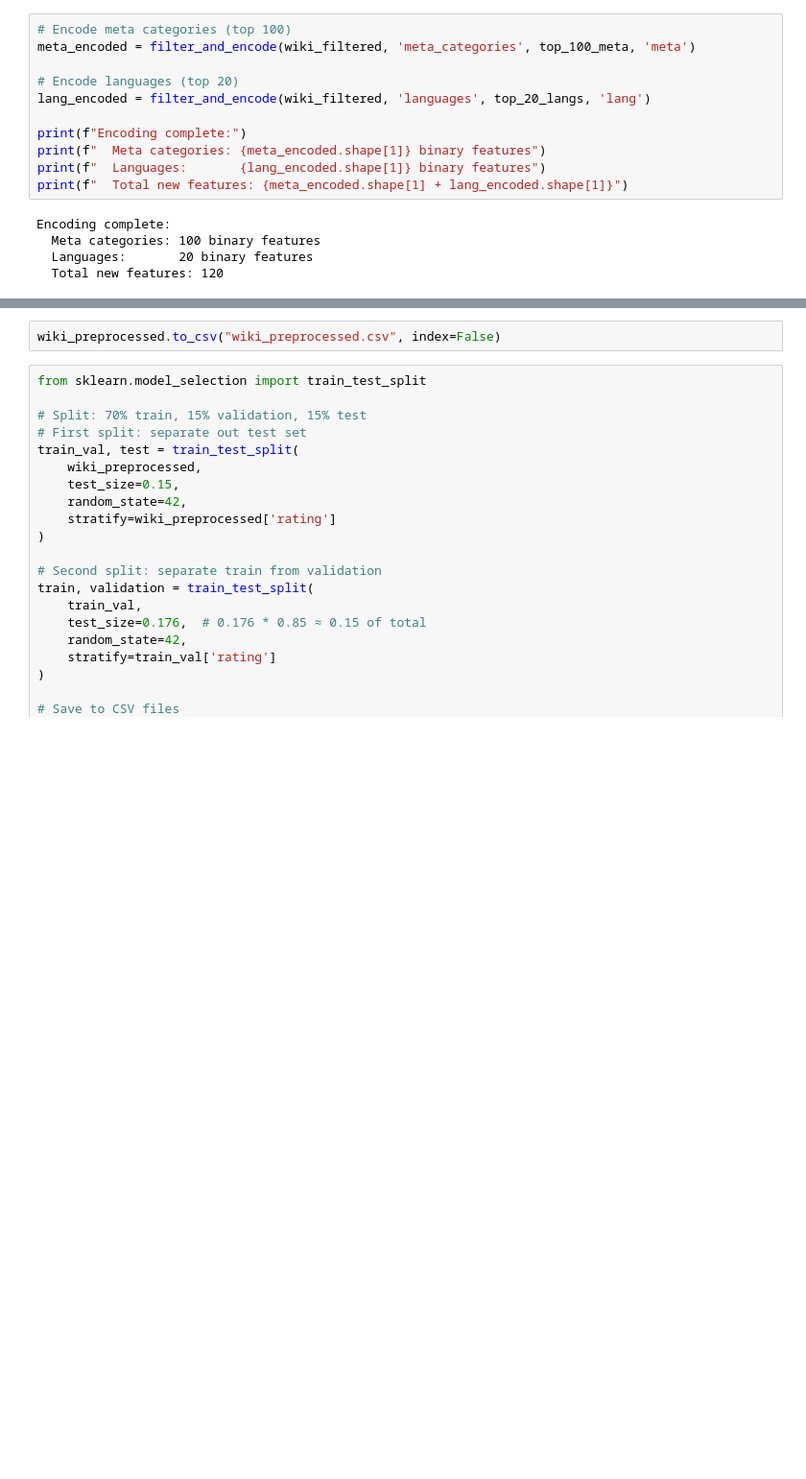
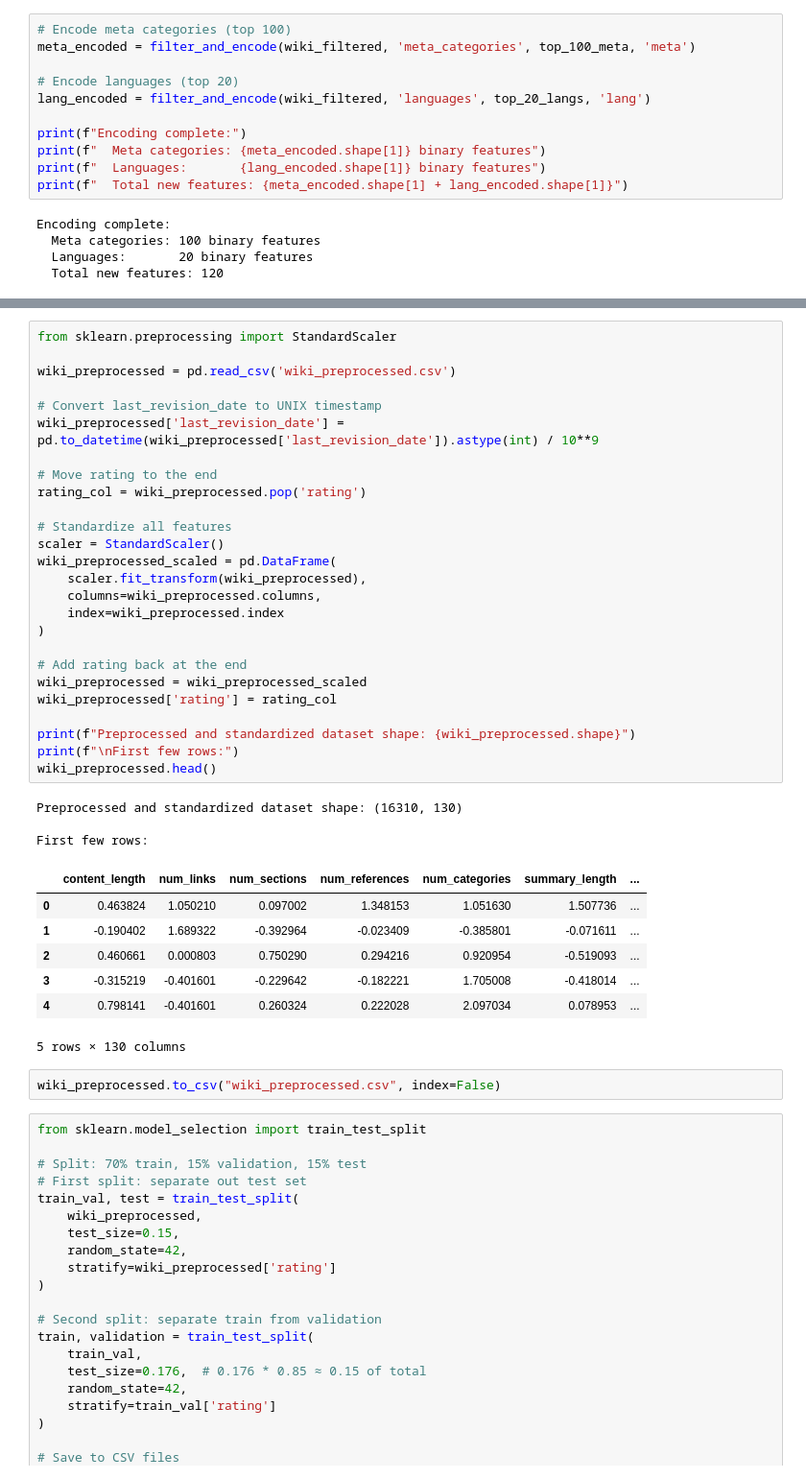
Before and after one commit to lucascampa/wikipedia-article-quality-ml, a Jupyter notebook: notebooks/Supervised and Unsupervised Learning.ipynb, the cells around one changed output, grey strips where cells are left out. Shown at 96% size. Cells and saved outputs as stored; diff of their text form; blank space fills up the shorter version.

```diff
--- a/notebooks/Supervised and Unsupervised Learning.ipynb
+++ b/notebooks/Supervised and Unsupervised Learning.ipynb
@@ -622,3 +640,40 @@ Column types:
+# %%
+from sklearn.preprocessing import StandardScaler
+
+wiki_preprocessed = pd.read_csv('wiki_preprocessed.csv')
+
+# Convert last_revision_date to UNIX timestamp
+wiki_preprocessed['last_revision_date'] = pd.to_datetime(wiki_preprocessed['last_revision_date']).astype(int) / 10**9
+
+# Move rating to the end
+rating_col = wiki_preprocessed.pop('rating')
+
+# Standardize all features
+scaler = StandardScaler()
+wiki_preprocessed_scaled = pd.DataFrame(
+    scaler.fit_transform(wiki_preprocessed),
+    columns=wiki_preprocessed.columns,
+    index=wiki_preprocessed.index
+)
+
+# Add rating back at the end
+wiki_preprocessed = wiki_preprocessed_scaled
+wiki_preprocessed['rating'] = rating_col
+
+print(f"Preprocessed and standardized dataset shape: {wiki_preprocessed.shape}")
+print(f"\nFirst few rows:")
+wiki_preprocessed.head()
+# %% [output]
+Preprocessed and standardized dataset shape: (16310, 130)
+
+First few rows:
+|  | content_length | num_links | num_sections | num_references | num_categories | summary_length | ... |
+| 0 | 0.463824 | 1.050210 | 0.097002 | 1.348153 | 1.051630 | 1.507736 | ... |
+| 1 | -0.190402 | 1.689322 | -0.392964 | -0.023409 | -0.385801 | -0.071611 | ... |
+| 2 | 0.460661 | 0.000803 | 0.750290 | 0.294216 | 0.920954 | -0.519093 | ... |
+| 3 | -0.315219 | -0.401601 | -0.229642 | -0.182221 | 1.705008 | -0.418014 | ... |
+| 4 | 0.798141 | -0.401601 | 0.260324 | 0.222028 | 2.097034 | 0.078953 | ... |
+5 rows × 130 columns
 # %%
 wiki_preprocessed.to_csv("wiki_preprocessed.csv", index=False)
 # %%
```
Also changed, not shown: parts of 11 cells of this notebook, 6 other files.
